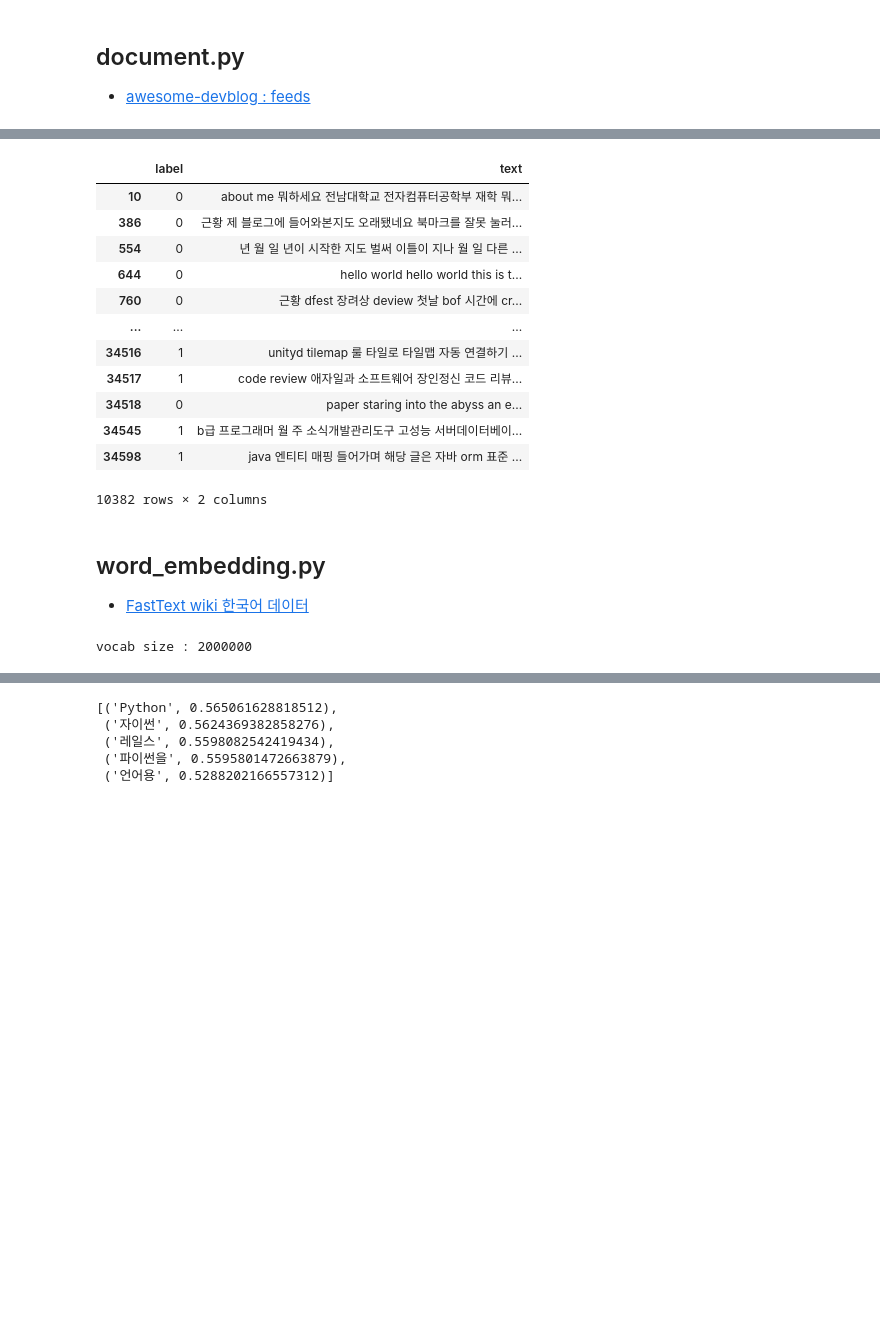
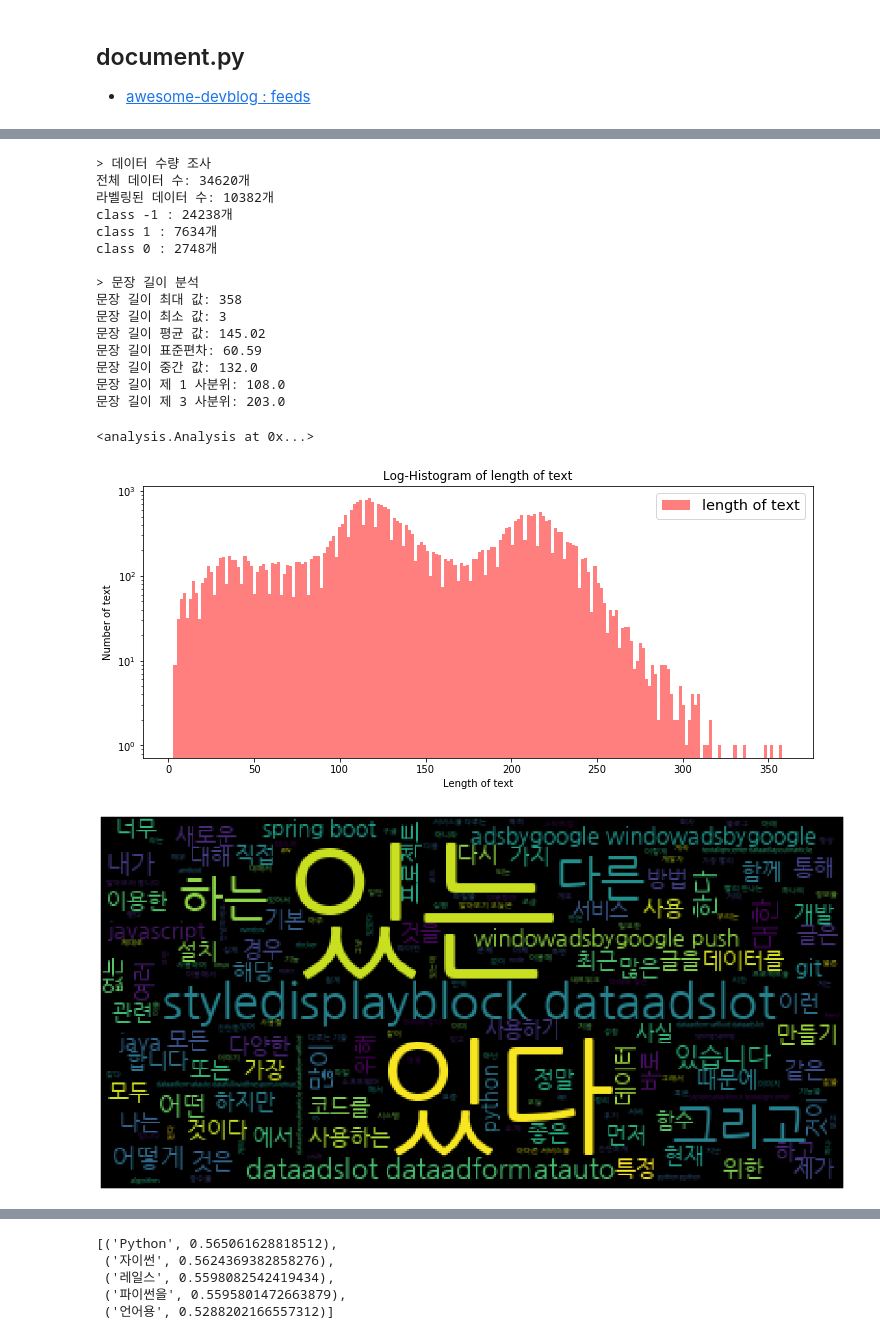
Before and after one commit to nero-angela/DevblogClassifier, a Jupyter notebook: generator.ipynb, the cells around one changed output, grey strips where cells are left out. Drawn from its saved outputs; the diff is of its cells as text; code cells hidden in the pictures; blank space fills up the shorter version.

Commit message:
Add analysis and Rename word_embedding to word_vector

```diff
--- a/generator.ipynb
+++ b/generator.ipynb
@@ -347,19 +427,0 @@ doc.analysis(data) # 데이터 분석
-# %%
-labeled_data[['label', 'text']]
-# %% [output]
-|  | label | text |
-| 10 | 0 | about me 뭐하세요 전남대학교 전자컴퓨터공학부 재학 뭐... |
-| 386 | 0 | 근황 제 블로그에 들어와본지도 오래됐네요 북마크를 잘못 눌러... |
-| 554 | 0 | 년 월 일 년이 시작한 지도 벌써 이틀이 지나 월 일 다른 ... |
-| 644 | 0 | hello world hello world this is t... |
-| 760 | 0 | 근황 dfest 장려상 deview 첫날 bof 시간에 cr... |
-| ... | ... | ... |
-| 34516 | 1 | unityd tilemap 룰 타일로 타일맵 자동 연결하기 ... |
-| 34517 | 1 | code review 애자일과 소프트웨어 장인정신 코드 리뷰... |
-| 34518 | 0 | paper staring into the abyss an e... |
-| 34545 | 1 | b급 프로그래머 월 주 소식개발관리도구 고성능 서버데이터베이... |
-| 34598 | 1 | java 엔티티 매핑 들어가며 해당 글은 자바 orm 표준 ... |
-10382 rows × 2 columns
-# %% [markdown]
-## word_embedding.py
-- [FastText wiki 한국어 데이터](https://dl.fbaipublicfiles.com/fasttext/vectors-crawl/cc.ko.300.bin.gz)
@@ -417,5 +428,21 @@ class WordEmbedding():
-# %%
-we = WordEmbedding()
-model = we.getWikiModel()
-# %% [output]
-vocab size : 2000000
+# %%
+Analysis(doc.getDocs(labeled_only=False)) # 전체 데이터에 대해서 분석
+# %% [output]
+> 데이터 수량 조사
+전체 데이터 수: 34620개
+라벨링된 데이터 수: 10382개
+class -1 : 24238개
+class 1 : 7634개
+class 0 : 2748개
+
+> 문장 길이 분석
+문장 길이 최대 값: 358
+문장 길이 최소 값: 3
+문장 길이 평균 값: 145.02
+문장 길이 표준편차: 60.59
+문장 길이 중간 값: 132.0
+문장 길이 제 1 사분위: 108.0
+문장 길이 제 3 사분위: 203.0
+<analysis.Analysis at 0x...>
+[figure, added]
+[figure, added]
```
Also changed, not shown: parts of 16 cells of this notebook, 4 other files.
